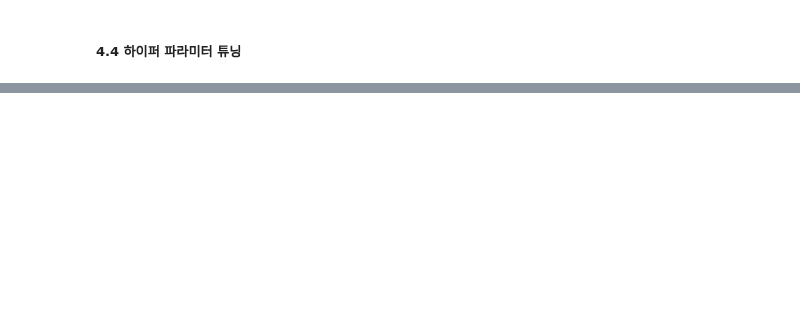
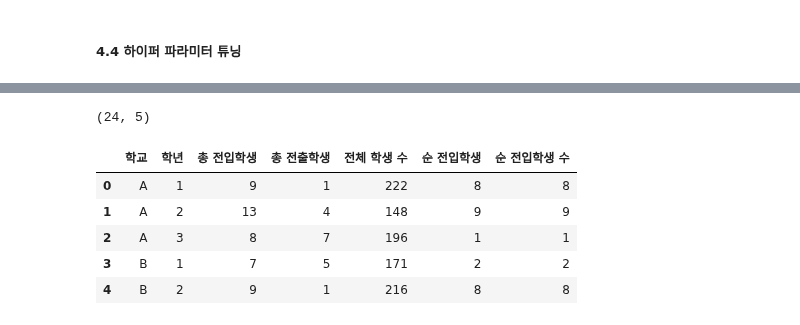
Before and after one commit to va4756/yemoon_bigdata_test, a Jupyter notebook: bigdata_예문_실전문제_example2.ipynb, the cells around one changed output, grey strips where cells are left out. Saved outputs shown, nothing was run; the diff lists cells and outputs as text; code cells hidden in the pictures; blank space fills up the shorter version.

```diff
--- a/bigdata_예문_실전문제_example2.ipynb
+++ b/bigdata_예문_실전문제_example2.ipynb
@@ -1517,0 +1673,5 @@ XGBoost:  0.4992210496930152
+# %%
+import pandas as pd
+
+df = pd.read_csv('/content/yemoonsaBigdata/datasets/Part5/503_students.csv', encoding='cp949')
+df.head()
@@ -1517,0 +1685,14 @@ XGBoost:  0.4992210496930152
+# %%
+df.shape
+# %% [output]
+(24, 5)
+# %%
+df['순 전입학생 수'] = df['총 전입학생'] - df['총 전출학생']
+df.head()
+# %% [output]
+|  | 학교 | 학년 | 총 전입학생 | 총 전출학생 | 전체 학생 수 | 순 전입학생 | 순 전입학생 수 |
+| 0 | A | 1 | 9 | 1 | 222 | 8 | 8 |
+| 1 | A | 2 | 13 | 4 | 148 | 9 | 9 |
+| 2 | A | 3 | 8 | 7 | 196 | 1 | 1 |
+| 3 | B | 1 | 7 | 5 | 171 | 2 | 2 |
+| 4 | B | 2 | 9 | 1 | 216 | 8 | 8 |
```
Also changed, not shown: parts of 34 cells of this notebook.
